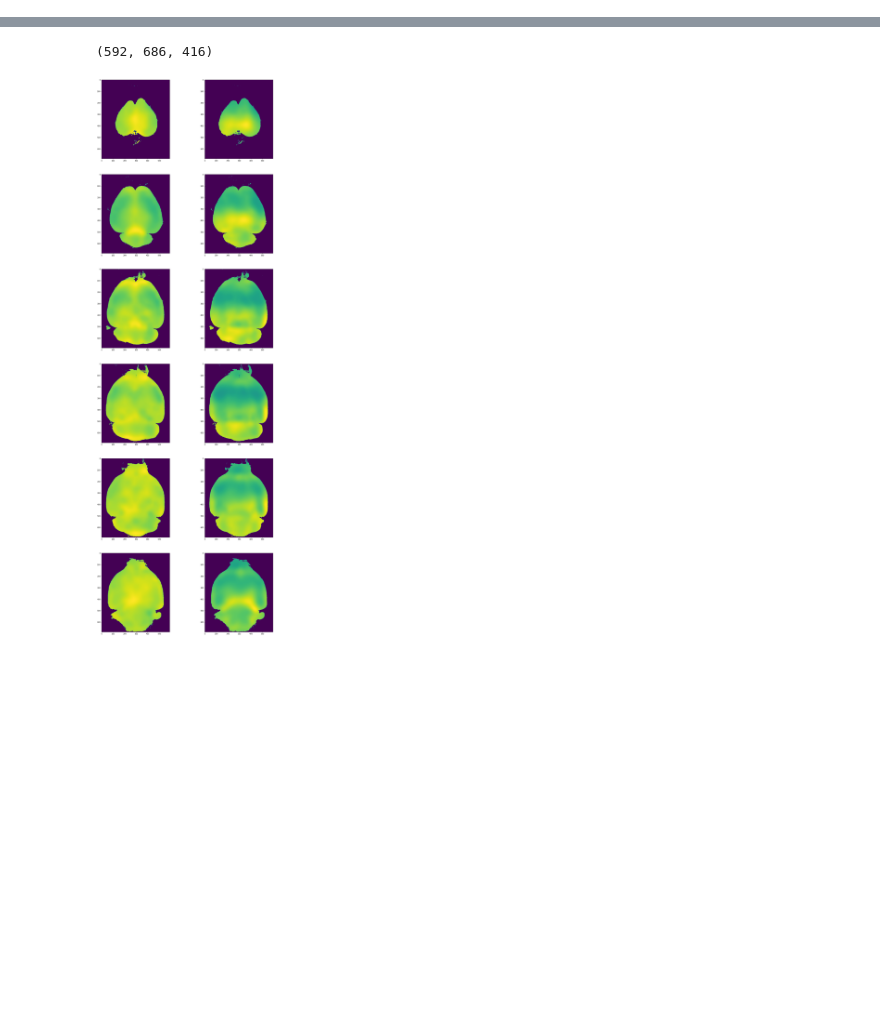
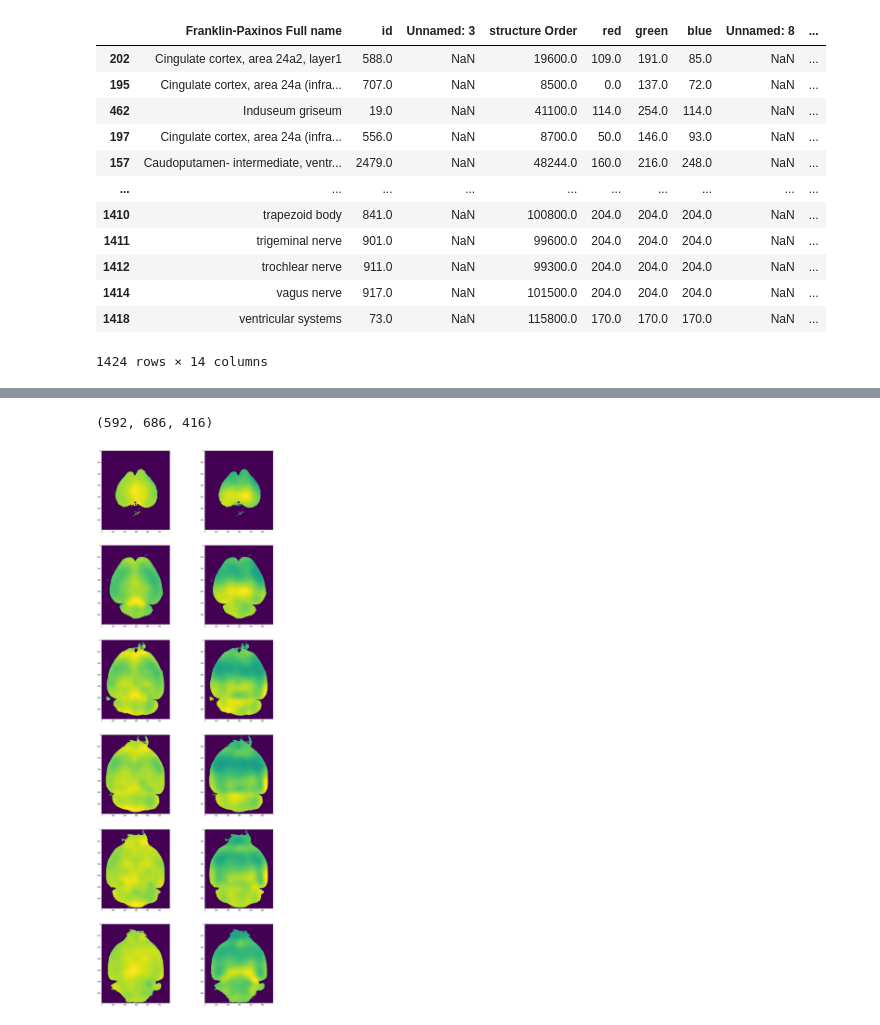
Before and after one commit to PrincetonUniversity/BrainPipe, a Jupyter notebook: tools/analysis/calculating_sexual-dimorphisms.ipynb, the cells around one changed output, grey strips where cells are left out. Saved outputs shown, nothing was run; the diff lists cells and outputs as text; code cells hidden in the pictures; blank space fills up the shorter version.

```diff
--- a/tools/analysis/calculating_sexual-dimorphisms.ipynb
+++ b/tools/analysis/calculating_sexual-dimorphisms.ipynb
@@ -14,0 +22,2 @@ from scipy import ndimage
+# %%
+chon = tif.imread('/Users/emilydennis/Desktop/atl/Chon_result.tif')
@@ -14,0 +160,18 @@ from scipy import ndimage
+# %%
+df = chon_nona.groupby(['Franklin-Paxinos Full name'],as_index=False).mean()
+df = df.sort_values(by=['jac_val'])
+df
+# %% [output]
+|  | Franklin-Paxinos Full name | id | Unnamed: 3 | structure Order | red | green | blue | Unnamed: 8 | ... |
+| 202 | Cingulate cortex, area 24a2, layer1 | 588.0 | NaN | 19600.0 | 109.0 | 191.0 | 85.0 | NaN | ... |
+| 195 | Cingulate cortex, area 24a (infra... | 707.0 | NaN | 8500.0 | 0.0 | 137.0 | 72.0 | NaN | ... |
+| 462 | Induseum griseum | 19.0 | NaN | 41100.0 | 114.0 | 254.0 | 114.0 | NaN | ... |
+| 197 | Cingulate cortex, area 24a (infra... | 556.0 | NaN | 8700.0 | 50.0 | 146.0 | 93.0 | NaN | ... |
+| 157 | Caudoputamen- intermediate, ventr... | 2479.0 | NaN | 48244.0 | 160.0 | 216.0 | 248.0 | NaN | ... |
+| ... | ... | ... | ... | ... | ... | ... | ... | ... | ... |
+| 1410 | trapezoid body | 841.0 | NaN | 100800.0 | 204.0 | 204.0 | 204.0 | NaN | ... |
+| 1411 | trigeminal nerve | 901.0 | NaN | 99600.0 | 204.0 | 204.0 | 204.0 | NaN | ... |
+| 1412 | trochlear nerve | 911.0 | NaN | 99300.0 | 204.0 | 204.0 | 204.0 | NaN | ... |
+| 1414 | vagus nerve | 917.0 | NaN | 101500.0 | 204.0 | 204.0 | 204.0 | NaN | ... |
+| 1418 | ventricular systems | 73.0 | NaN | 115800.0 | 170.0 | 170.0 | 170.0 | NaN | ... |
+1424 rows × 14 columns
```
Also changed, not shown: parts of 30 cells of this notebook, 2 other files.
